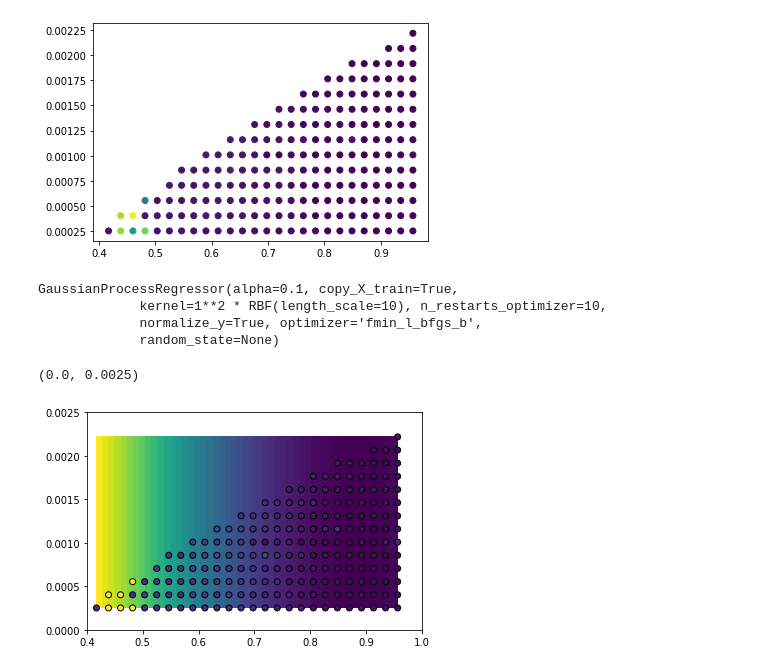
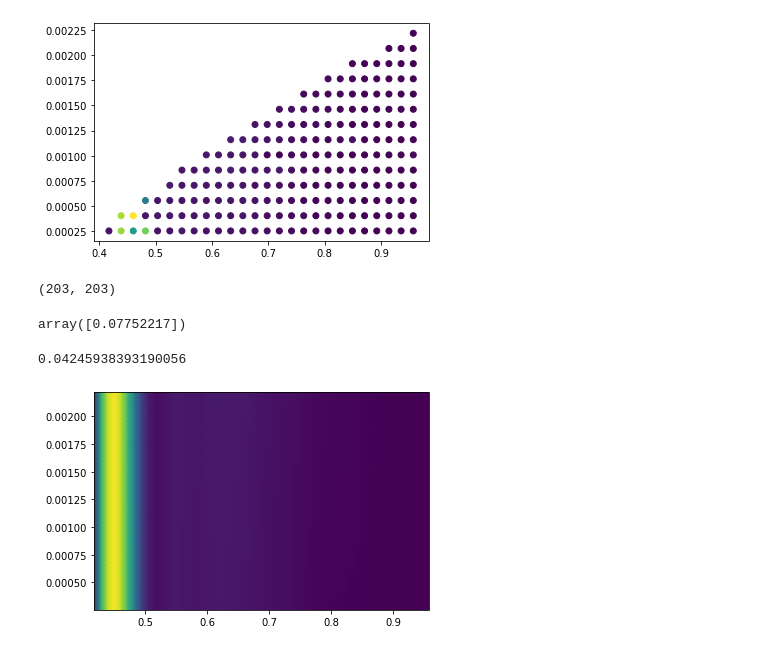
Before and after one commit to pozzo-research-group/OT2Protocols, a Jupyter notebook: ot2protocol/Ouzo_OT2_Sampling/GP Modeling.ipynb, the cells around one changed output. Drawn from its saved outputs; the diff is of its cells as text; code cells hidden in the pictures.

```diff
--- a/ot2protocol/Ouzo_OT2_Sampling/GP Modeling.ipynb
+++ b/ot2protocol/Ouzo_OT2_Sampling/GP Modeling.ipynb
@@ -9,10 +9,11 @@ from itertools import product
 from scipy import interpolate, stats
 import pandas as pd
 # %%
-data = pd.read_csv(r'C:\Users\Edwin\Desktop\test_data\test_df')
-data.drop(data.index[0]) # drop dumb header
+data = pd.read_csv(r"C:\Users\Edwin\Downloads\test_df")
+data = data.drop(data.index[0]) # drop dumb header
 
 # pull data
 pfh = pd.to_numeric(data['Component 3 wtf'] , errors='coerce')[1:-1].tolist()
 ethanol = pd.to_numeric(data['Component 4 wtf'] , errors='coerce')[1:-1].tolist()
 absorbance = pd.to_numeric(data['400.0nm'] , errors='coerce')[1:-1].tolist()
+len(pfh)
@@ -51,6 +54,10 @@ plt.scatter(x,y,c=z)
 # %% [output]
 <matplotlib.collections.PathCollection at 0x...>
 [figure]
+# %%
+len(x),len(y)
+# %% [output]
+(203, 203)
 # %%
 x1_training = x #[0,  2,  4,  6,  8, 10, 12, 14, 16,  0,  2,  4,  6,  8, 10, 12, 14, 16]
 x2_training = y #[0, 0, 0, 0, 0, 0, 0, 0, 0, 2, 2, 2, 2, 2, 2, 2, 2, 2]
@@ -61,8 +68,6 @@ y_observation = z #np.array([-54,-60,-62,-64,-66,-68,-70,-72,-74,-60,-62,-64,-66
 kernal = C(1, (1e-1, 1e3)) * RBF(10, (1e-3, 1e3))
 gp_model = GaussianProcessRegressor(kernel=kernal, n_restarts_optimizer=10, alpha=0.1, normalize_y=True)
 gp_model.fit(x_training, y_observation)
+gp_model.predict([[1,2]])
 # %% [output]
-GaussianProcessRegressor(alpha=0.1, copy_X_train=True,
-             kernel=1**2 * RBF(length_scale=10), n_restarts_optimizer=10,
-             normalize_y=True, optimizer='fmin_l_bfgs_b',
-             random_state=None)
+array([0.07752217])
@@ -86,14 +85,15 @@ Zp = np.reshape(y_pred,(50,50))
 # %%
 fig, ax = plt.subplots()
 vmin = np.amin(Zp) # not sure 100 about where these vmin should come frm
 vmax = np.amax(Zp)
+print(vmin)
 norm=colors.Normalize(vmin=vmin, vmax=vmax)
-mappable = ax.pcolormesh(X0p, X1p, Zp, norm = norm)
+mappable = ax.pcolormesh(X0p, X1p, Zp, norm = norm, shading = 'gouraud')
 
 
-plt.scatter(x_training[:,0], x_training[:,1], c = y_observation, norm = norm, edgecolors='k') # scatter should be of the training data run through again
-plt.xlim([0.4,1])
-plt.ylim([0,0.0025])
+# plt.scatter(x_training[:,0], x_training[:,1], c = y_observation, norm = norm, edgecolors='k') # scatter should be of the training data run through again
+# plt.xlim([0.4,1])
+# plt.ylim([0,0.0025])
 # %% [output]
-(0.0, 0.0025)
+0.04245938393190056
-[figure, old version]
+[figure, new version]
```
Also changed, not shown: parts of 3 cells of this notebook, 4 other files.
